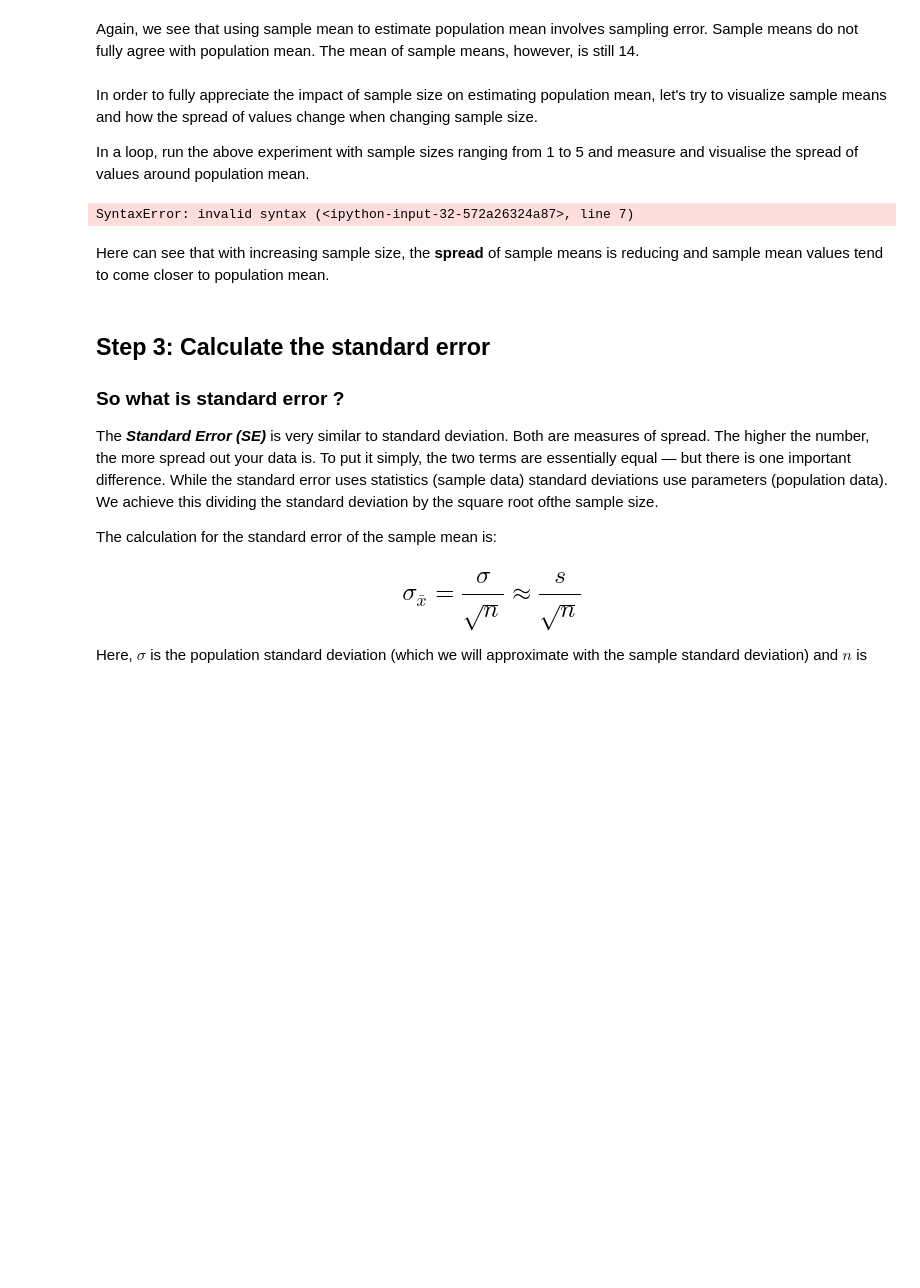
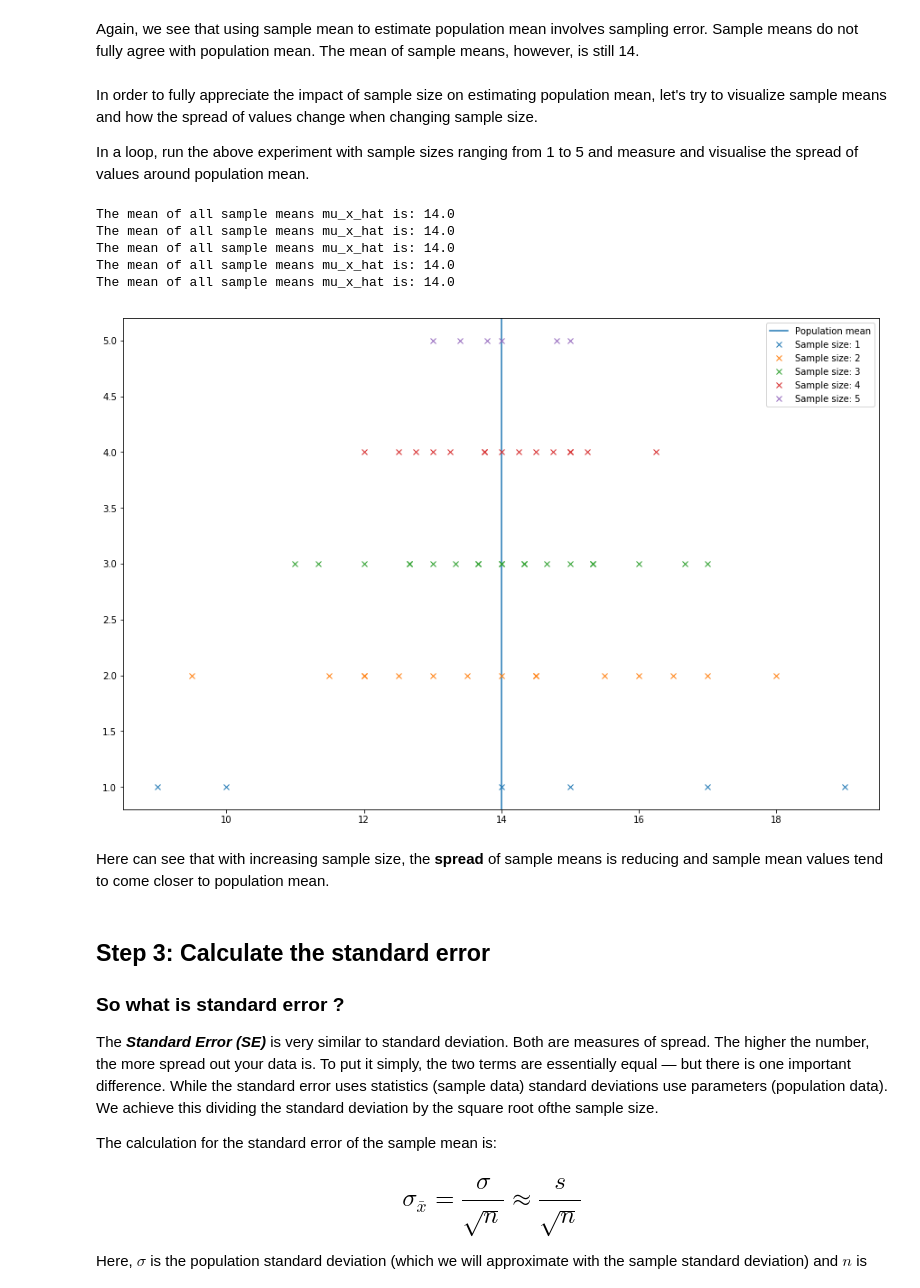
Before and after one commit to BSHaidar/dsc-sampling-statistics-dc-ds-career-042219, a Jupyter notebook: index.ipynb, the cells around one changed output. Drawn from its saved outputs; the diff is of its cells as text; code cells hidden in the pictures; blank space fills up the shorter version.

```diff
--- a/index.ipynb
+++ b/index.ipynb
@@ -295,35 +295,40 @@ plt.figure(figsize=(15,10))
 plt.axvline(x=mu, label = "Population mean")
 
 # Run a for loop to execute above code for sample size 1 to 5 and visualise the spread of sample
 # means
-or n in (1,2,3,4,5):
+for n in (1,2,3,4,5):
     combs, means = sample_means(n, pumpkin_dict)
     probs = calculate_probability(means)
     val = n # this is the value where you want the data to appear on the y-axis.
     ar = np.arange(10) # just as an example array
     plt.plot(means, np.zeros_like(means) + val, 'x', label =("Sample size: "+ str(n)))
     plt.legend()
 
 
 plt.show()
 
 
 # Using 1 samples with a population of size, we can see 6 possible combinations
 # The mean of all sample means mu_x_hat is: 14.0
 
 # Using 2 samples with a population of size, we can see 15 possible combinations
 # The mean of all sample means mu_x_hat is: 14.0
 
 # Using 3 samples with a population of size, we can see 20 possible combinations
 # The mean of all sample means mu_x_hat is: 14.0
 
 # Using 4 samples with a population of size, we can see 15 possible combinations
 # The mean of all sample means mu_x_hat is: 14.0
 
 # Using 5 samples with a population of size, we can see 6 possible combinations
 # The mean of all sample means mu_x_hat is: 14.0
 # %% [output]
-SyntaxError: invalid syntax (<ipython-input-32-572a26324a87>, line 7)
+The mean of all sample means mu_x_hat is: 14.0
+The mean of all sample means mu_x_hat is: 14.0
+The mean of all sample means mu_x_hat is: 14.0
+The mean of all sample means mu_x_hat is: 14.0
+The mean of all sample means mu_x_hat is: 14.0
+[figure, added]
 # %% [markdown]
 Here can see that with increasing sample size, the **spread** of sample means is reducing and sample mean values tend to come closer to population mean.
 # %% [markdown]
```
